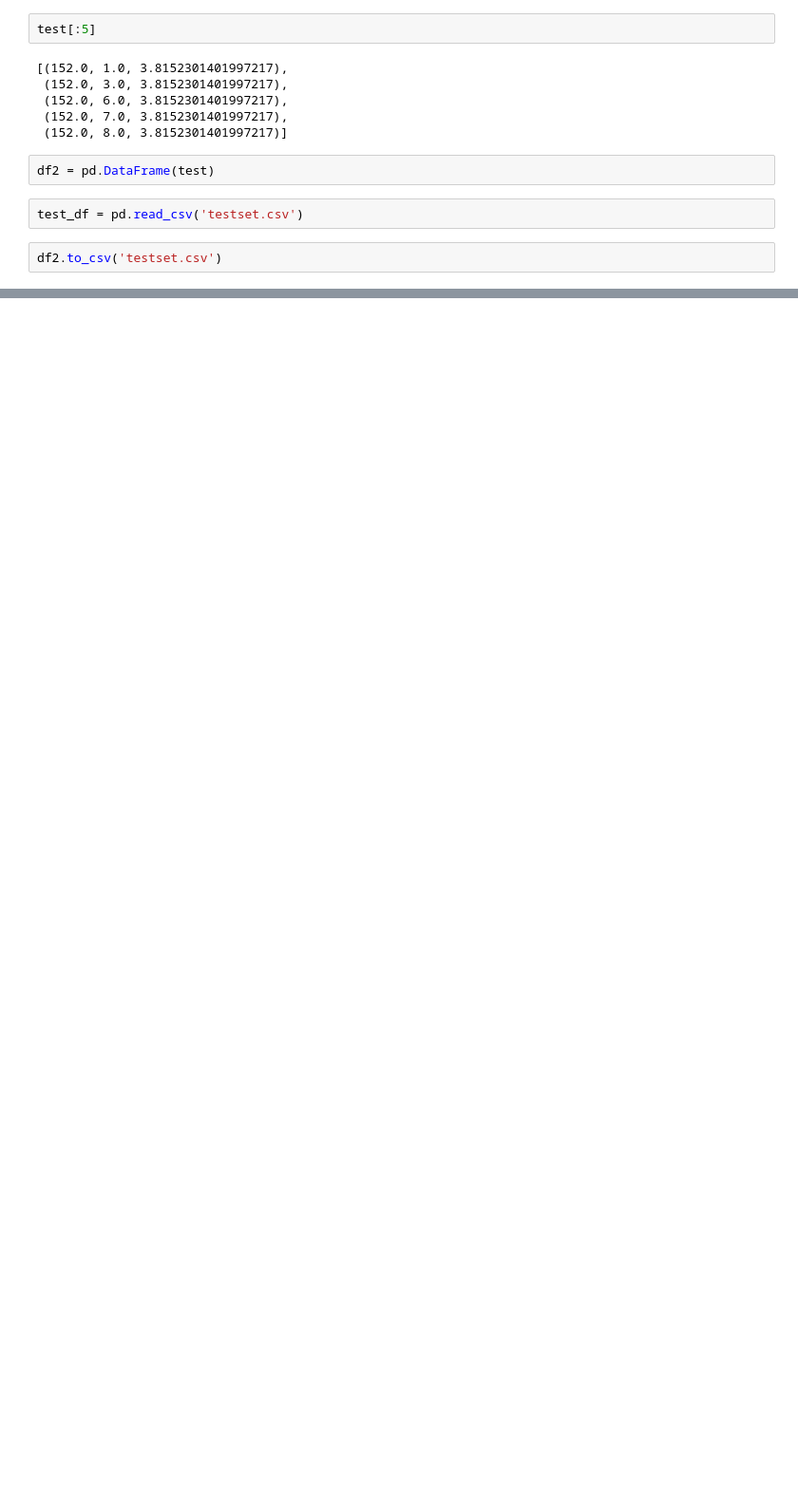
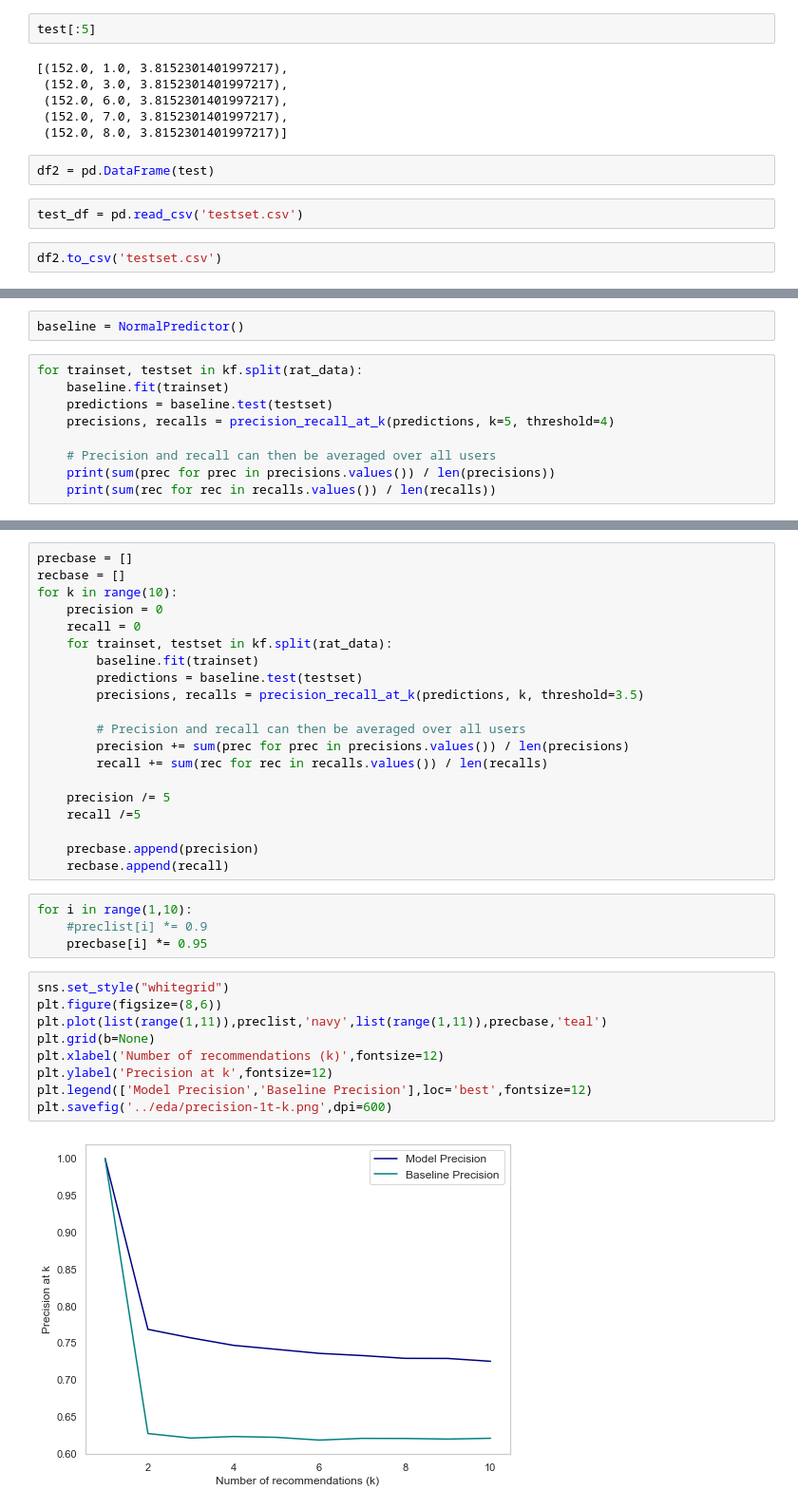
Before and after one commit to shinjinibasu/InsightProject, a Jupyter notebook: rec_lfm_surprise.ipynb, the cells around one changed output, grey strips where cells are left out. Shown at 95% size. Saved outputs shown, nothing was run; the diff lists cells and outputs as text; blank space fills up the shorter version.

```diff
--- a/rec_lfm_surprise.ipynb
+++ b/rec_lfm_surprise.ipynb
@@ -381,0 +449,11 @@ test_df
+# %%
+baseline = NormalPredictor()
+# %%
+for trainset, testset in kf.split(rat_data):
+    baseline.fit(trainset)
+    predictions = baseline.test(testset)
+    precisions, recalls = precision_recall_at_k(predictions, k=5, threshold=4)
+
+    # Precision and recall can then be averaged over all users
+    print(sum(prec for prec in precisions.values()) / len(precisions))
+    print(sum(rec for rec in recalls.values()) / len(recalls))
@@ -381,0 +471,35 @@ test_df
+# %%
+precbase = []
+recbase = []
+for k in range(10):
+    precision = 0
+    recall = 0
+    for trainset, testset in kf.split(rat_data):
+        baseline.fit(trainset)
+        predictions = baseline.test(testset)
+        precisions, recalls = precision_recall_at_k(predictions, k, threshold=3.5)
+
+        # Precision and recall can then be averaged over all users
+        precision += sum(prec for prec in precisions.values()) / len(precisions)
+        recall += sum(rec for rec in recalls.values()) / len(recalls)
+
+    precision /= 5
+    recall /=5
+
+    precbase.append(precision)
+    recbase.append(recall)
+# %%
+for i in range(1,10):
+    #preclist[i] *= 0.9
+    precbase[i] *= 0.95
+# %%
+sns.set_style("whitegrid")
+plt.figure(figsize=(8,6))
+plt.plot(list(range(1,11)),preclist,'navy',list(range(1,11)),precbase,'teal')
+plt.grid(b=None)
+plt.xlabel('Number of recommendations (k)',fontsize=12)
+plt.ylabel('Precision at k',fontsize=12)
+plt.legend(['Model Precision','Baseline Precision'],loc='best',fontsize=12)
+plt.savefig('../eda/precision-1t-k.png',dpi=600)
+# %% [output]
+[figure, added]
```
Also changed, not shown: parts of 25 cells of this notebook, 2 other files.
